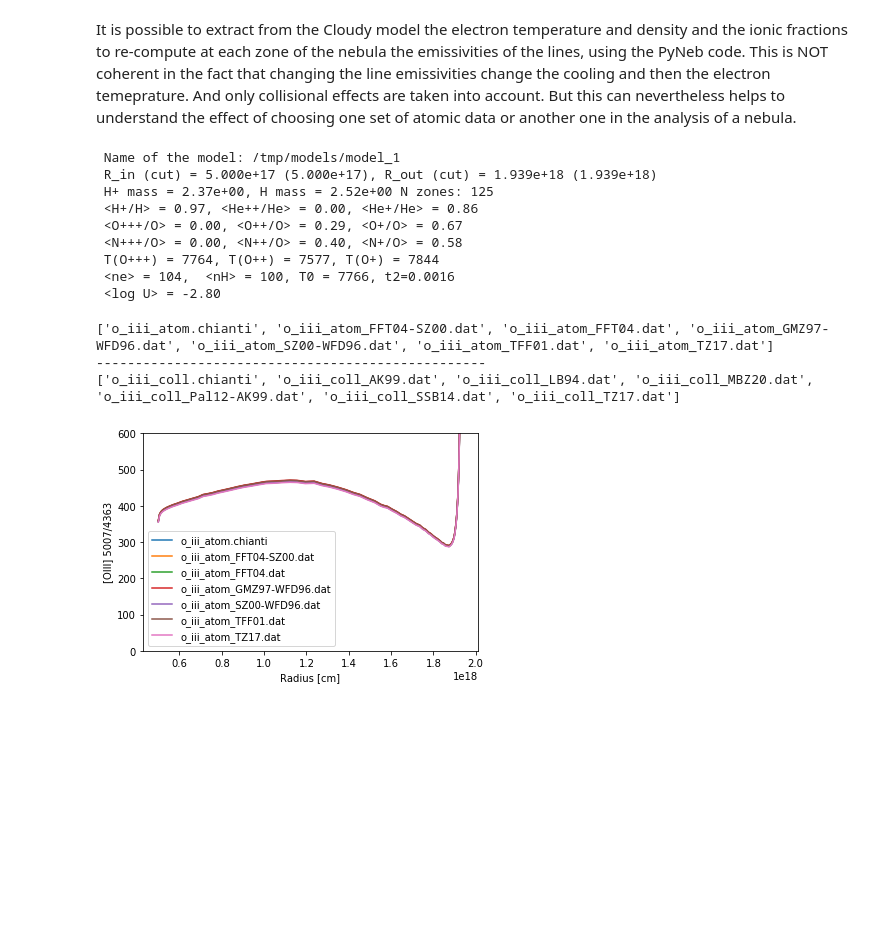
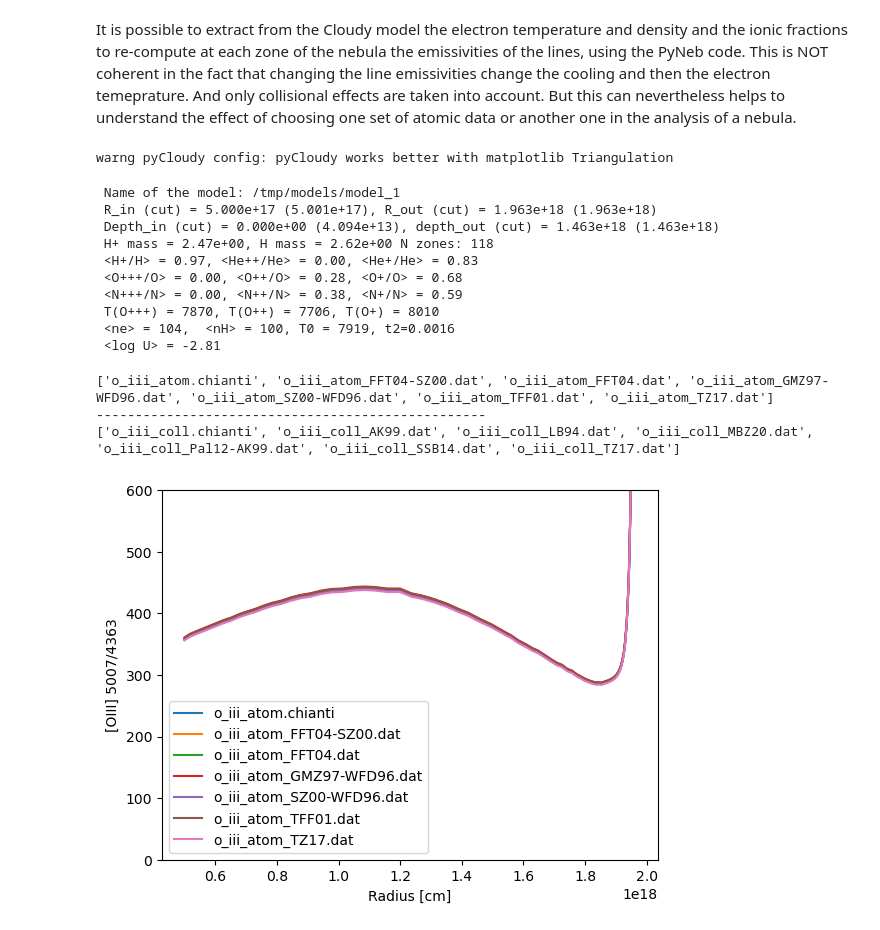
Before and after one commit to Morisset/pyCloudy, a Jupyter notebook: pyCloudy/docs/Using_pyCloudy_with_PyNeb.ipynb, the cells around one changed output. Saved outputs shown, nothing was run; the diff lists cells and outputs as text; code cells hidden in the pictures; blank space fills up the shorter version.

Commit message:
update notebooks using Cloudy c25

```diff
--- a/pyCloudy/docs/Using_pyCloudy_with_PyNeb.ipynb
+++ b/pyCloudy/docs/Using_pyCloudy_with_PyNeb.ipynb
@@ -4,14 +4,15 @@
 It is possible to extract from the Cloudy model the electron temperature and density and the ionic fractions to re-compute at each zone of the nebula the emissivities of the lines, using the PyNeb code.
 This is NOT coherent in the fact that changing the line emissivities change the cooling and then the electron temeprature. And only collisional effects are taken into account. But this can nevertheless helps to understand the effect of choosing one set of atomic data or another one in the analysis of a nebula.
 # %%
-%matplotlib inline
 import numpy as np
 import matplotlib.pyplot as plt
 import pyCloudy as pc
 import pyneb as pn
 import os
 home_dir = os.environ['HOME'] + '/'
-pc.config.cloudy_exe =  '/usr/local/Cloudy/c17.02/source/cloudy.exe'
+pc.config.cloudy_exe = '/usr/local/Cloudy/c25.00_rc2/source/cloudy.exe'
+# %% [output]
+warng pyCloudy config: pyCloudy works better with matplotlib Triangulation
 # %%
 # We are using the model from the example 1
 Mod = pc.CloudyModel('/tmp/models/model_1')
@@ -20,13 +21,14 @@ Mod = pc.CloudyModel('/tmp/models/model_1')
 Mod.print_stats()
 # %% [output]
  Name of the model: /tmp/models/model_1
- R_in (cut) = 5.000e+17 (5.000e+17), R_out (cut) = 1.939e+18 (1.939e+18)
- H+ mass = 2.37e+00, H mass = 2.52e+00 N zones: 125
- <H+/H> = 0.97, <He++/He> = 0.00, <He+/He> = 0.86
- <O+++/O> = 0.00, <O++/O> = 0.29, <O+/O> = 0.67
- <N+++/O> = 0.00, <N++/O> = 0.40, <N+/O> = 0.58
- T(O+++) = 7764, T(O++) = 7577, T(O+) = 7844
- <ne> = 104,  <nH> = 100, T0 = 7766, t2=0.0016
- <log U> = -2.80
+ R_in (cut) = 5.000e+17 (5.001e+17), R_out (cut) = 1.963e+18 (1.963e+18)
+ Depth_in (cut) = 0.000e+00 (4.094e+13), depth_out (cut) = 1.463e+18 (1.463e+18)
+ H+ mass = 2.47e+00, H mass = 2.62e+00 N zones: 118
+ <H+/H> = 0.97, <He++/He> = 0.00, <He+/He> = 0.83
+ <O+++/O> = 0.00, <O++/O> = 0.28, <O+/O> = 0.68
+ <N+++/N> = 0.00, <N++/N> = 0.38, <N+/N> = 0.59
+ T(O+++) = 7870, T(O++) = 7706, T(O+) = 8010
+ <ne> = 104,  <nH> = 100, T0 = 7919, t2=0.0016
+ <log U> = -2.81
 # %%
 # Print all the different atomic data avilable in Pyneb for the [OIII] lines
@@ -40,22 +42,22 @@ print(pn.atomicData.getAllAvailableFiles('O3',data_type='coll'))
 # %%
 pc.log_.level=1
 pn.log_.level=2
 # Loops on the different As.
 i = 0
 f, ax = plt.subplots()
-for O3_atom in pn.atomicData.getAllAvailableFiles('O3',data_type='atom'):
+for O3_atom in pn.atomicData.getAllAvailableFiles('O3',data_type='atom', mark_current=False):
     pn.atomicData.setDataFile(O3_atom) # Change the datafile used in PyNeb
-    O3 = pn.Atom('O',3)
+    O3 = pn.Atom('O',3, NLevels=6)
     Mod.add_emis_from_pyneb('new_a5007_{}'.format(i), O3, wave=5007)
     Mod.add_emis_from_pyneb('new_a4363_{}'.format(i), O3, wave=4363)
     ax.plot(Mod.radius, Mod.get_emis('new_a5007_{}'.format(i))/Mod.get_emis('new_a4363_{}'.format(i)), label=O3_atom) # Plot the diagnostic ratio
     i += 1
 ax.set_xlabel('Radius [cm]')
 ax.set_ylabel('[OIII] 5007/4363')
 ax.legend(loc=3)
 ax.set_ylim((0., 600));
 # %% [output]
-[figure, old version]
+[figure, new version]
 # %%
 pc.log_.level=1
 pn.log_.level=2
```
Also changed, not shown: parts of 7 cells of this notebook, 11 other files.
